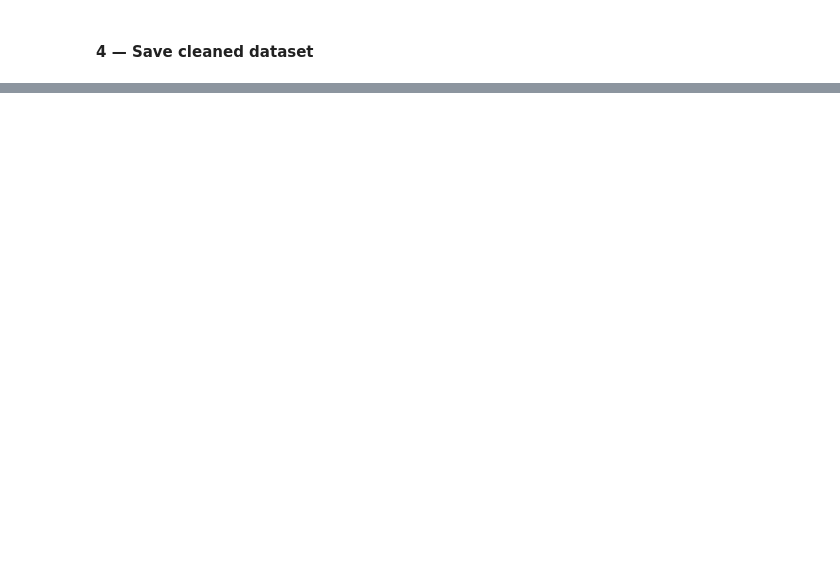
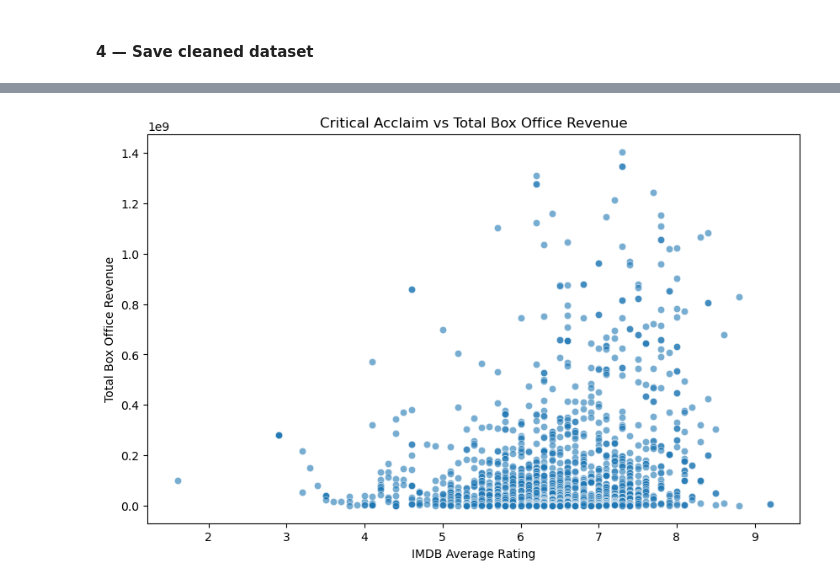
Before and after one commit to Daniellamuli/Phase-2-Movie-Analysis-Project, a Jupyter notebook: notebooks/Eve.ipynb, the cells around one changed output, grey strips where cells are left out. Saved outputs shown, nothing was run; the diff lists cells and outputs as text; code cells hidden in the pictures; blank space fills up the shorter version.

Commit message:
Updated marketing dynamics analysis and visualizations

```diff
--- a/notebooks/Eve.ipynb
+++ b/notebooks/Eve.ipynb
@@ -881,0 +547,12 @@ A data-informed strategy that integrates audience insight, genre performance, an
+# %%
+# Start with revenue base
+analysis_df = tn_marketing.merge(imdb_marketing, on='title', how='inner')
+
+# Add popularity
+analysis_df = analysis_df.merge(tmdb_marketing, on='title', how='inner')
+
+# Add BOM revenue
+analysis_df = analysis_df.merge(bom_marketing, on='title', how='inner')
+
+print("Merged dataset shape:", analysis_df.shape)
+analysis_df.head()
@@ -881,0 +569,4 @@ A data-informed strategy that integrates audience insight, genre performance, an
+# %%
+
+analysis_df['domestic_gross'] = pd.to_numeric(analysis_df['domestic_gross'], errors='coerce')
+analysis_df['foreign_gross'] = pd.to_numeric(analysis_df['foreign_gross'], errors='coerce')
@@ -881,0 +575,5 @@ A data-informed strategy that integrates audience insight, genre performance, an
+# %%
+analysis_df['total_gross'] = (
+    analysis_df['domestic_gross'] +
+    analysis_df['foreign_gross']
+)
@@ -881,0 +582,7 @@ A data-informed strategy that integrates audience insight, genre performance, an
+# %%
+analysis_df = analysis_df.dropna(subset=[
+    'averagerating',
+    'numvotes',
+    'popularity',
+    'total_gross'
+])
@@ -881,0 +612,19 @@ A data-informed strategy that integrates audience insight, genre performance, an
+# %%
+import matplotlib.pyplot as plt
+import seaborn as sns
+
+plt.figure(figsize=(10,6))
+
+sns.scatterplot(
+    data=analysis_df,
+    x='averagerating',
+    y='total_gross',
+    alpha=0.6
+)
+
+plt.title('Critical Acclaim vs Total Box Office Revenue')
+plt.xlabel('IMDB Average Rating')
+plt.ylabel('Total Box Office Revenue')
+plt.show()
+# %% [output]
+[figure, added]
```
Also changed, not shown: parts of 73 cells of this notebook.
